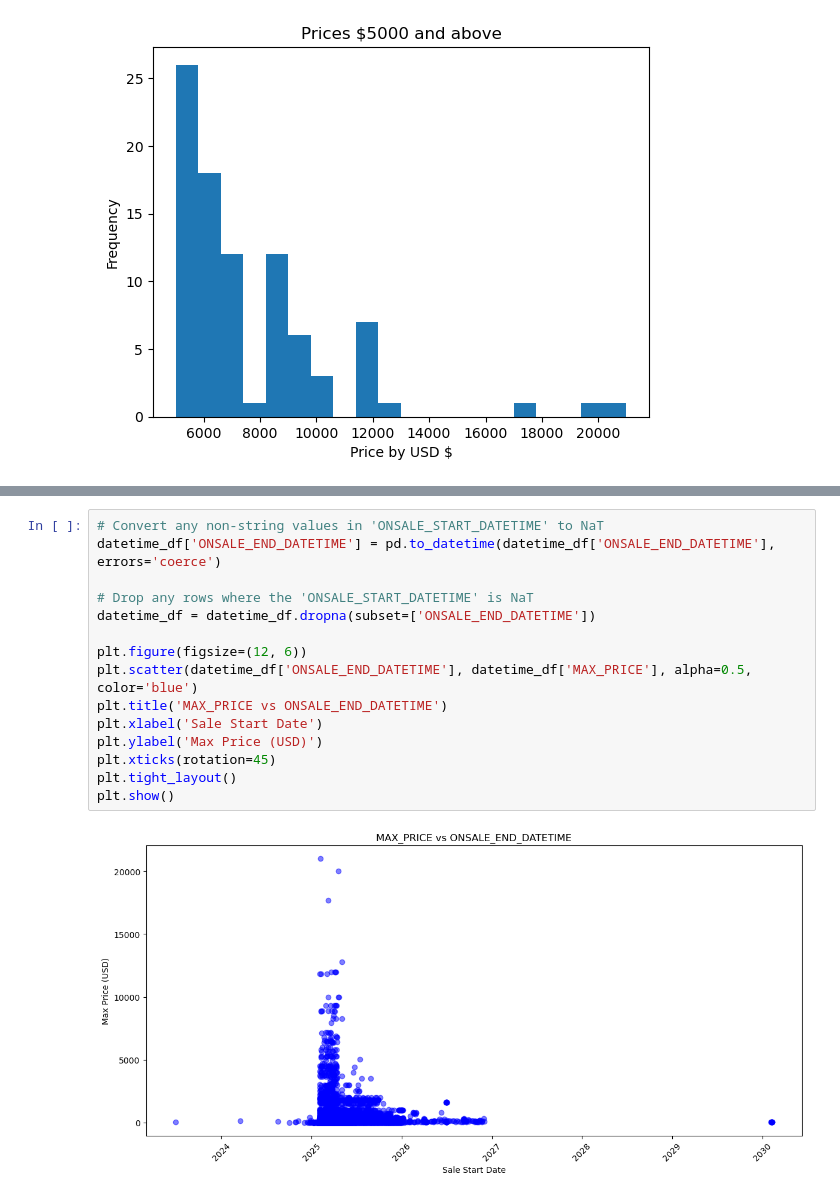
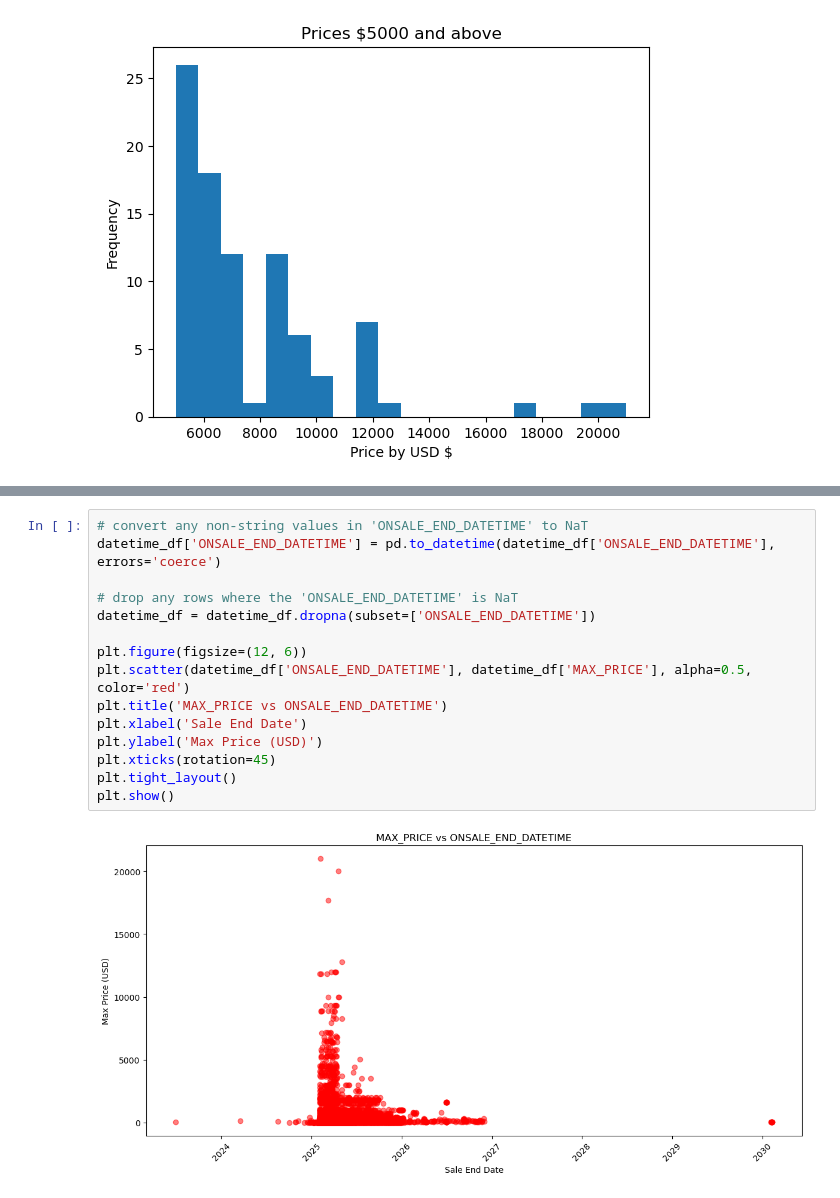
Before and after one commit to dq93/TicketMasterAPI, a Jupyter notebook: notebooks/Daniel_eda.ipynb, the cells around one changed output, grey strips where cells are left out. Cells and saved outputs as stored; diff of their text form.

```diff
--- a/notebooks/Daniel_eda.ipynb
+++ b/notebooks/Daniel_eda.ipynb
@@ -216,17 +207,17 @@ plt.show()
 # %%
-# Convert any non-string values in 'ONSALE_START_DATETIME' to NaT
+# convert any non-string values in 'ONSALE_END_DATETIME' to NaT
 datetime_df['ONSALE_END_DATETIME'] = pd.to_datetime(datetime_df['ONSALE_END_DATETIME'], errors='coerce')
 
-# Drop any rows where the 'ONSALE_START_DATETIME' is NaT
+# drop any rows where the 'ONSALE_END_DATETIME' is NaT
 datetime_df = datetime_df.dropna(subset=['ONSALE_END_DATETIME'])
 
 plt.figure(figsize=(12, 6))
-plt.scatter(datetime_df['ONSALE_END_DATETIME'], datetime_df['MAX_PRICE'], alpha=0.5, color='blue')
+plt.scatter(datetime_df['ONSALE_END_DATETIME'], datetime_df['MAX_PRICE'], alpha=0.5, color='red')
 plt.title('MAX_PRICE vs ONSALE_END_DATETIME')
-plt.xlabel('Sale Start Date')
+plt.xlabel('Sale End Date')
 plt.ylabel('Max Price (USD)')
 plt.xticks(rotation=45)
 plt.tight_layout()
 plt.show()
 # %% [output]
-[figure, old version]
+[figure, new version]
```
Also changed, not shown: parts of 11 cells of this notebook.
